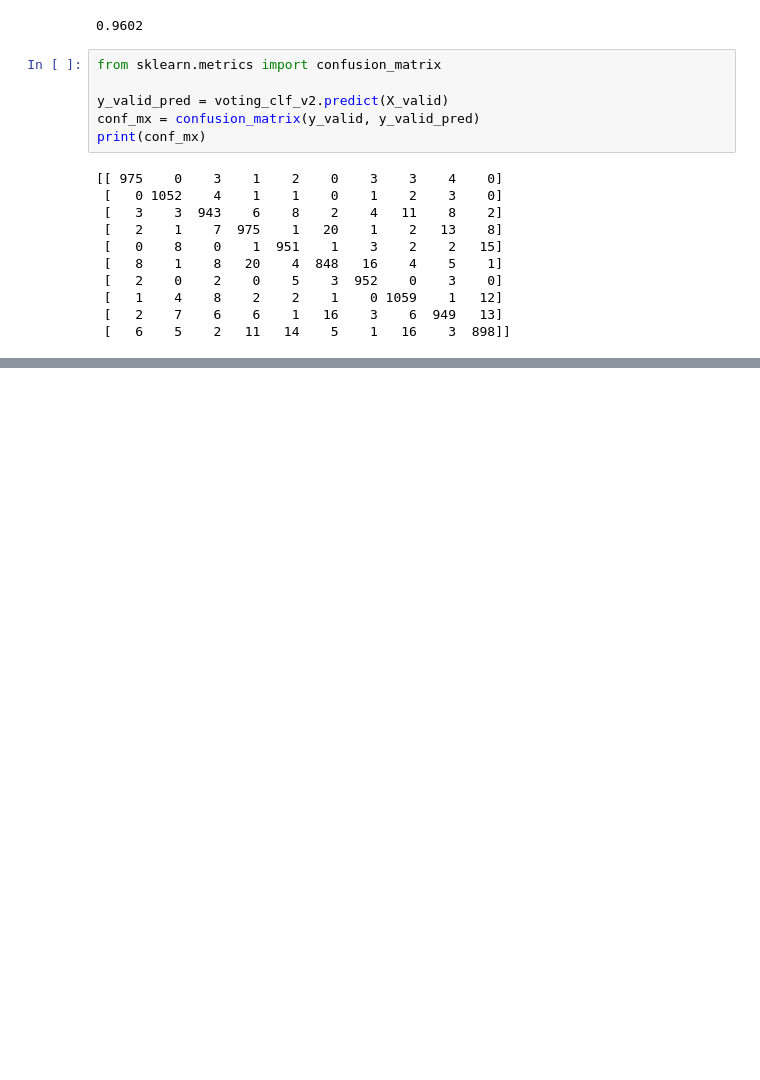
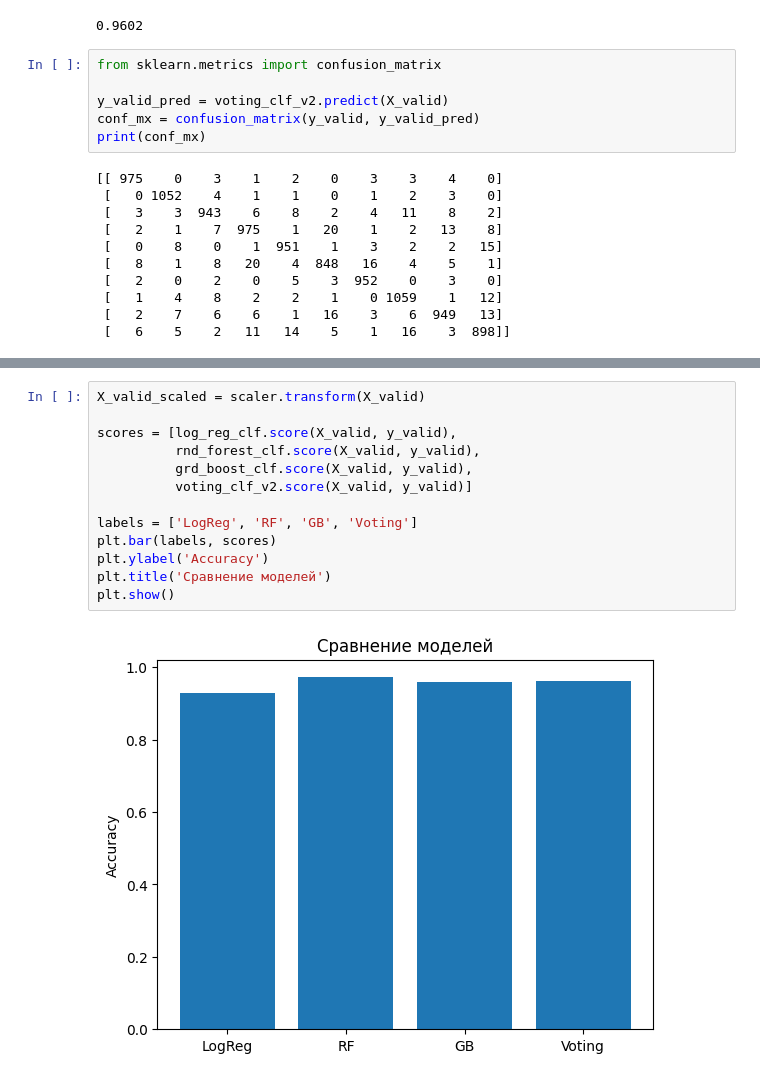
Before and after one commit to s0VEstb/Ensemble, a Jupyter notebook: VotingClassifier.ipynb, the cells around one changed output, grey strips where cells are left out. Cells and saved outputs as stored; diff of their text form; blank space fills up the shorter version.

```diff
--- a/VotingClassifier.ipynb
+++ b/VotingClassifier.ipynb
@@ -134,0 +147,15 @@ print(conf_mx)
+# %%
+X_valid_scaled = scaler.transform(X_valid)
+
+scores = [log_reg_clf.score(X_valid, y_valid),
+          rnd_forest_clf.score(X_valid, y_valid),
+          grd_boost_clf.score(X_valid, y_valid),
+          voting_clf_v2.score(X_valid, y_valid)]
+
+labels = ['LogReg', 'RF', 'GB', 'Voting']
+plt.bar(labels, scores)
+plt.ylabel('Accuracy')
+plt.title('Сравнение моделей')
+plt.show()
+# %% [output]
+[figure, added]
```
Also changed, not shown: parts of 3 cells of this notebook.
